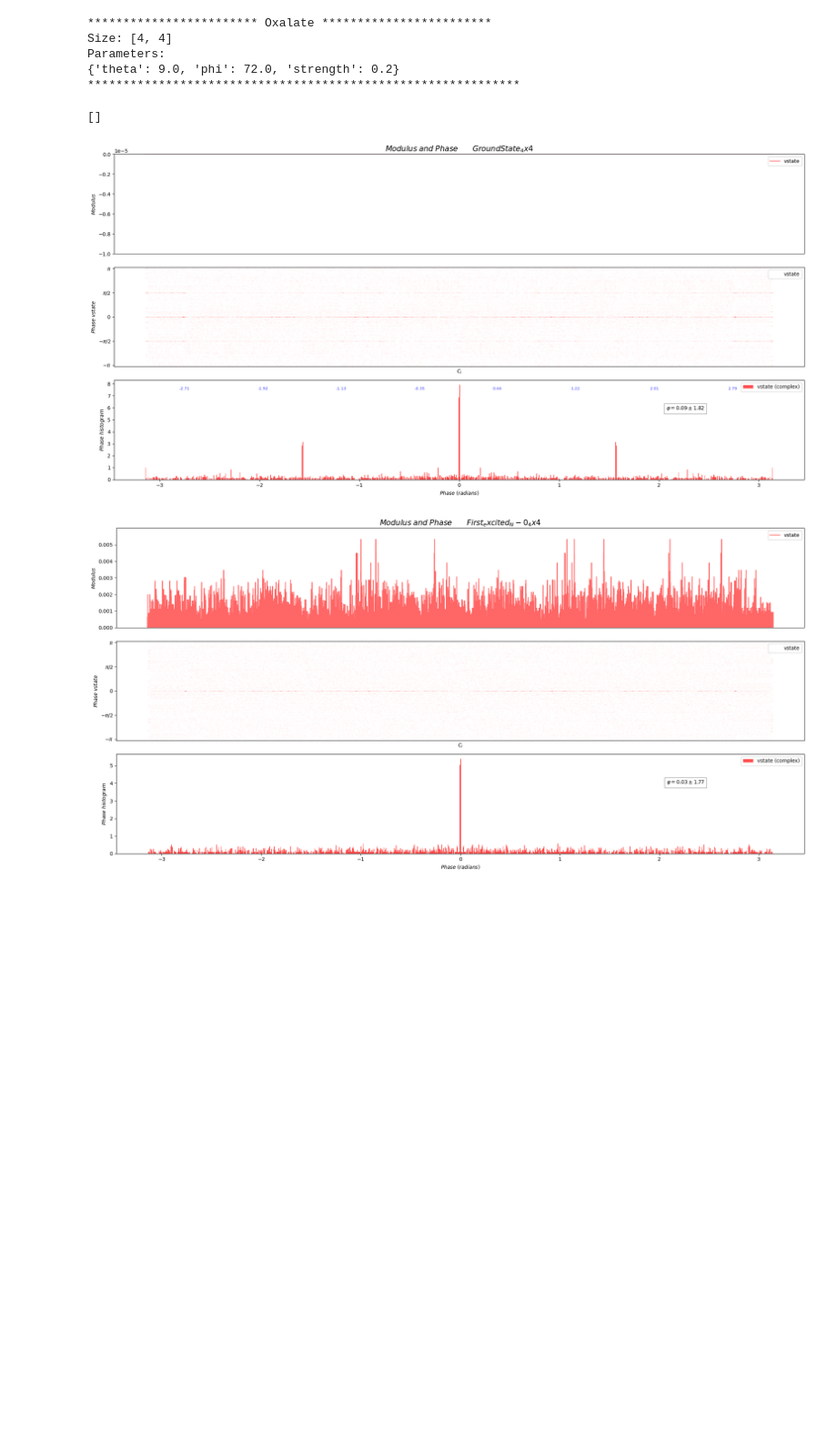
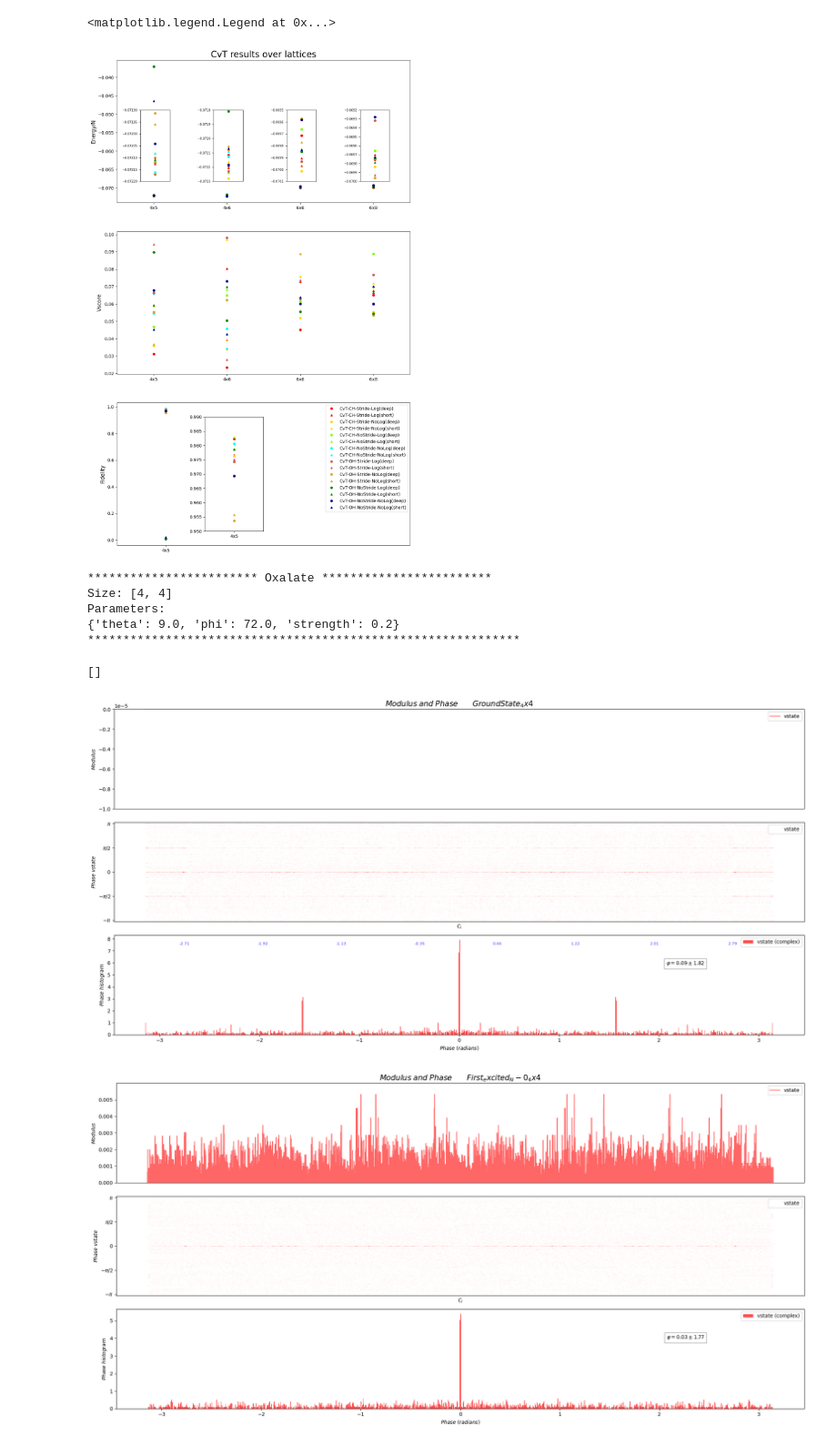
Before and after one commit to IvanHuarte/NNs, a Jupyter notebook: experiment.ipynb, the cells around one changed output. Shown at 91% size. Saved outputs shown, nothing was run; the diff lists cells and outputs as text; code cells hidden in the pictures; blank space fills up the shorter version.

```diff
--- a/experiment.ipynb
+++ b/experiment.ipynb
@@ -39,3 +203,57 @@ from NN_module.ST_utils import print_tree
+# %%
+colors = ["red", "gold", "chartreuse", "cyan",  "indianred",  "goldenrod", "green", "darkblue" ]
+markers = ["o","^"]
+
+fig, ax = plt.subplots(3, 1, figsize=[12, 20])
+
+axin0 = [ax[0].inset_axes(bounds=(0.08 + 0.25 * i, 0.15, 0.1, 0.5)) for i in range(len(sizes))]
+for i in range(len(axin0)):
+    axin0[i].set_xticks([], [])
+    axin0[i].set_xlim(-0.5, 0.5)
+    axin0[i].tick_params(axis="y", labelsize=7)
+
+axin0[0].set_ylim(-0.0722, -0.0719)
+axin0[1].set_ylim(-0.0723, -0.0718)
+axin0[2].set_ylim(-0.0701, -0.0695)
+axin0[3].set_ylim(-0.07, -0.0692)
+# axin0 = ax[0].inset_axes(bounds=(0.4, 0.35, 0.58, 0.63))
+# axin0.set_xticks(range(len(sizes)), sizes)
+# axin0.set_xlim(-0.5, len(sizes)-0.5)
+# axin0.set_ylim(-0.0725, -0.069)
+
+axin2 = ax[2].inset_axes(bounds=(0.3, 0.1, 0.2, 0.8))
+axin2.set_xticks(range(1), ["4x5"])
+axin2.set_xlim(-0.5, 0.5)
+axin2.set_ylim(0.95, 0.99)
+
+for i in range(len(ax)-1):
+    ax[i].set_xticks(range(len(sizes)), sizes)
+    ax[i].set_xlim(-0.5, len(sizes)-0.5)
+
+ax[2].set_xticks(range(1), ["4x5"])
+ax[2].set_xlim(-0.1, 0.5)
+
+ax[0].set_title("CvT results over lattices", fontsize=20)
+ax[0].set_ylabel("Energy/N", fontsize=12)
+ax[1].set_ylabel("Vscore", fontsize=12)
+ax[2].set_ylabel("Fidelity", fontsize=12)
+
+for m, mode in enumerate(modes):
+    for s, size in enumerate(sizes):
+        if size not in artifact_paths[mode]: continue
+        for l, length in enumerate(["deep", "short"]):
+            if length not in artifact_paths[mode][size]: continue
+            ax[0].plot(s, energy[mode][size][length], color=colors[m], ls="", marker=markers[l], ms=5)
+            axin0[s].plot(0, energy[mode][size][length], color=colors[m], ls="", marker=markers[l], ms=5)
+            ax[1].plot(s, vscore[mode][size][length], color=colors[m], ls="", marker=markers[l], ms=5)
+            if fidelity[mode][size][length] is not None:
+                ax[2].plot(s, fidelity[mode][size][length], color=colors[m], ls="", marker=markers[l], ms=5, label=f"{mode}({length})")
+                axin2.plot(s, fidelity[mode][size][length], color=colors[m], ls="", marker=markers[l], ms=5, label=f"{mode}({length})")
+
+ax[2].legend(loc="best")
+# %% [output]
+<matplotlib.legend.Legend at 0x...>
+[figure, added]
 # %%
 path = "/home/ihuarte/Escritorio/Ivan/NNs/Irreps/"
 with open(path + "config.json", "r") as f:
```
Also changed, not shown: parts of 3 cells of this notebook, 5 other files.
